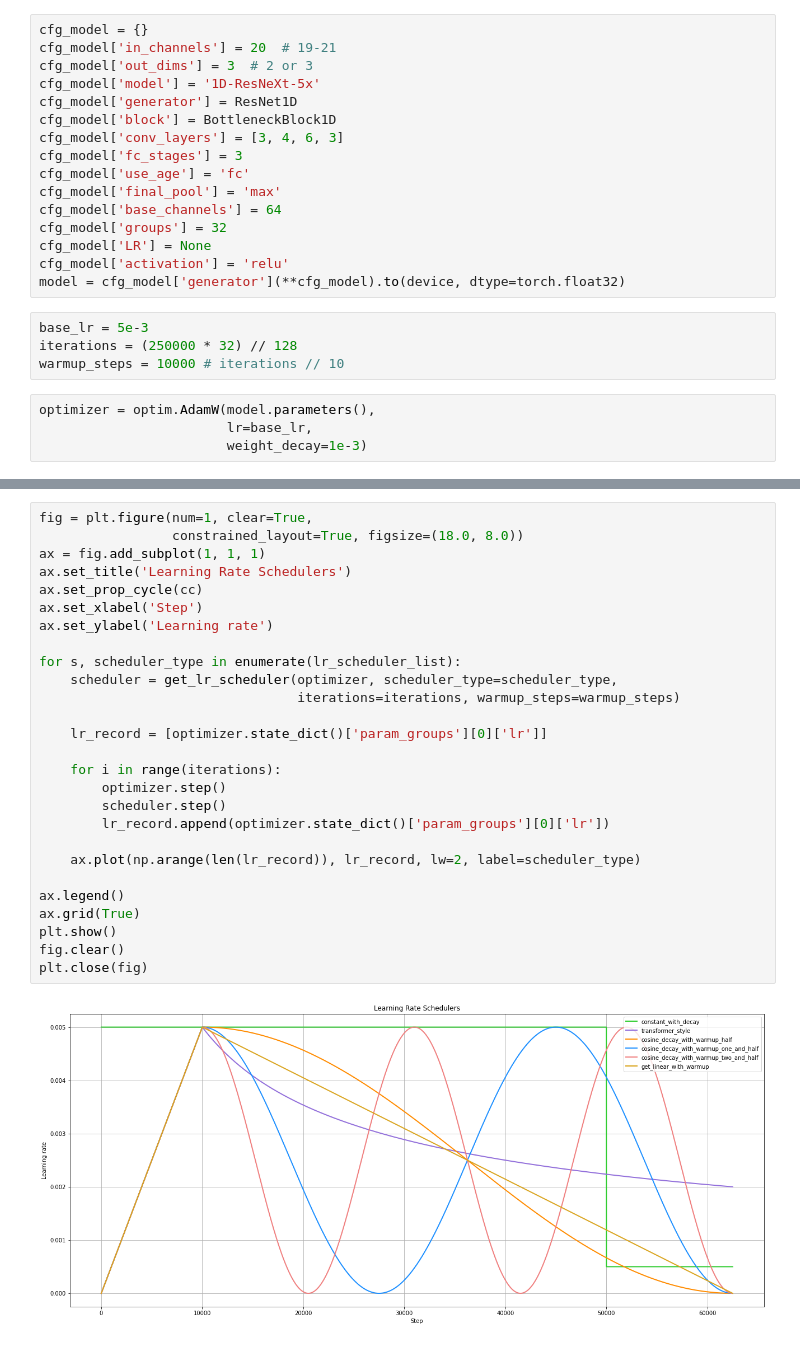
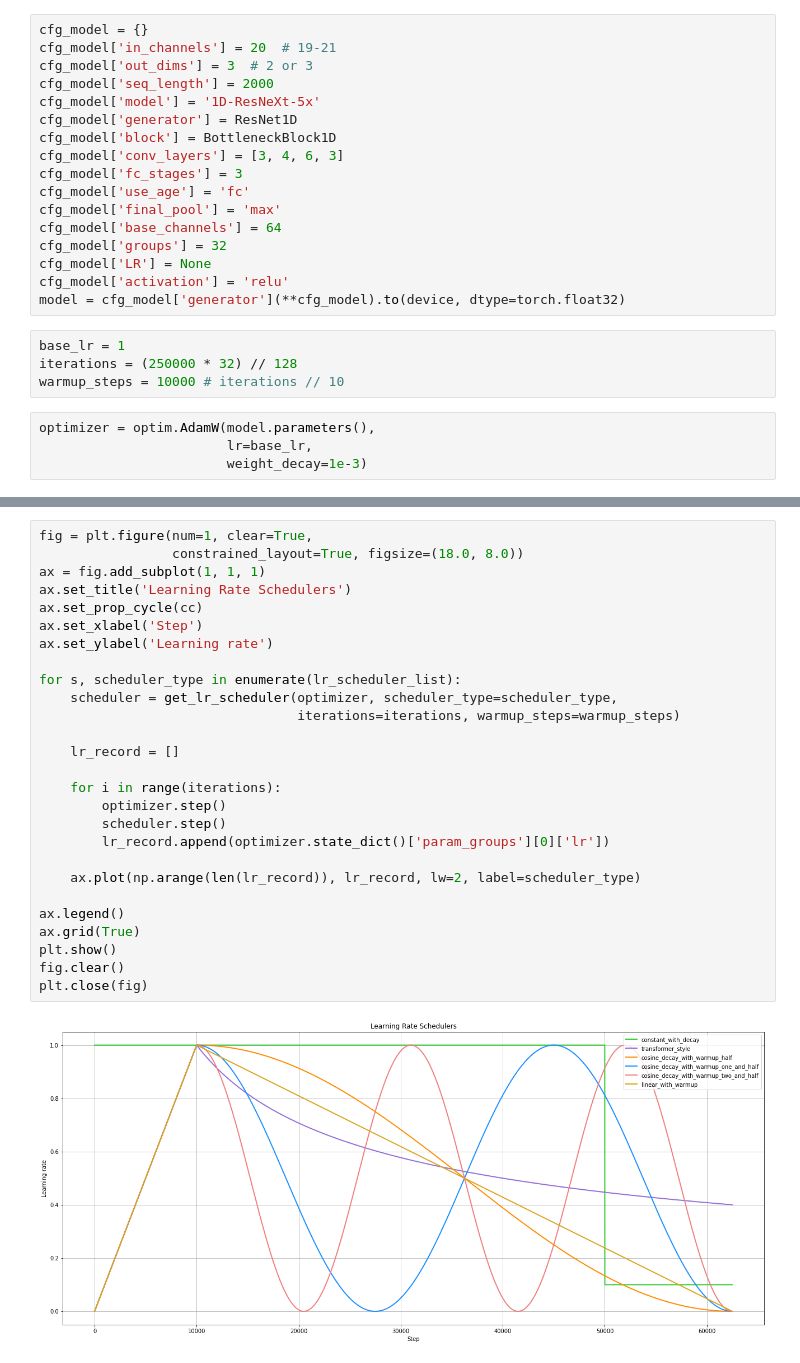
Before and after one commit to nightchell2020/CG-MEA, a Jupyter notebook: 10_LR_Scheduler.ipynb, the cells around one changed output, grey strips where cells are left out. Cells and saved outputs as stored; diff of their text form.

```diff
--- a/10_LR_Scheduler.ipynb
+++ b/10_LR_Scheduler.ipynb
@@ -38,6 +38,7 @@ print(cc)
 cfg_model = {}
 cfg_model['in_channels'] = 20  # 19-21
 cfg_model['out_dims'] = 3  # 2 or 3
+cfg_model['seq_length'] = 2000
 cfg_model['model'] = '1D-ResNeXt-5x'
 cfg_model['generator'] = ResNet1D
 cfg_model['block'] = BottleneckBlock1D
@@ -51,7 +52,7 @@ cfg_model['LR'] = None
 cfg_model['activation'] = 'relu'
 model = cfg_model['generator'](**cfg_model).to(device, dtype=torch.float32)
 # %%
-base_lr = 5e-3
+base_lr = 1
 iterations = (250000 * 32) // 128
 warmup_steps = 10000 # iterations // 10
 # %%
@@ -70,29 +71,29 @@ pprint.pprint(lr_scheduler_list)
 # %%
 fig = plt.figure(num=1, clear=True,
                  constrained_layout=True, figsize=(18.0, 8.0))
 ax = fig.add_subplot(1, 1, 1)
 ax.set_title('Learning Rate Schedulers')
 ax.set_prop_cycle(cc)
 ax.set_xlabel('Step')
 ax.set_ylabel('Learning rate')
 
 for s, scheduler_type in enumerate(lr_scheduler_list):
     scheduler = get_lr_scheduler(optimizer, scheduler_type=scheduler_type,
                                  iterations=iterations, warmup_steps=warmup_steps)
 
-    lr_record = [optimizer.state_dict()['param_groups'][0]['lr']]
+    lr_record = []
 
     for i in range(iterations):
         optimizer.step()
         scheduler.step()
         lr_record.append(optimizer.state_dict()['param_groups'][0]['lr'])
 
     ax.plot(np.arange(len(lr_record)), lr_record, lw=2, label=scheduler_type)
 
 ax.legend()
 ax.grid(True)
 plt.show()
 fig.clear()
 plt.close(fig)
 # %% [output]
-[figure, old version]
+[figure, new version]
```
Also changed, not shown: parts of 3 cells of this notebook, 8 other files.
